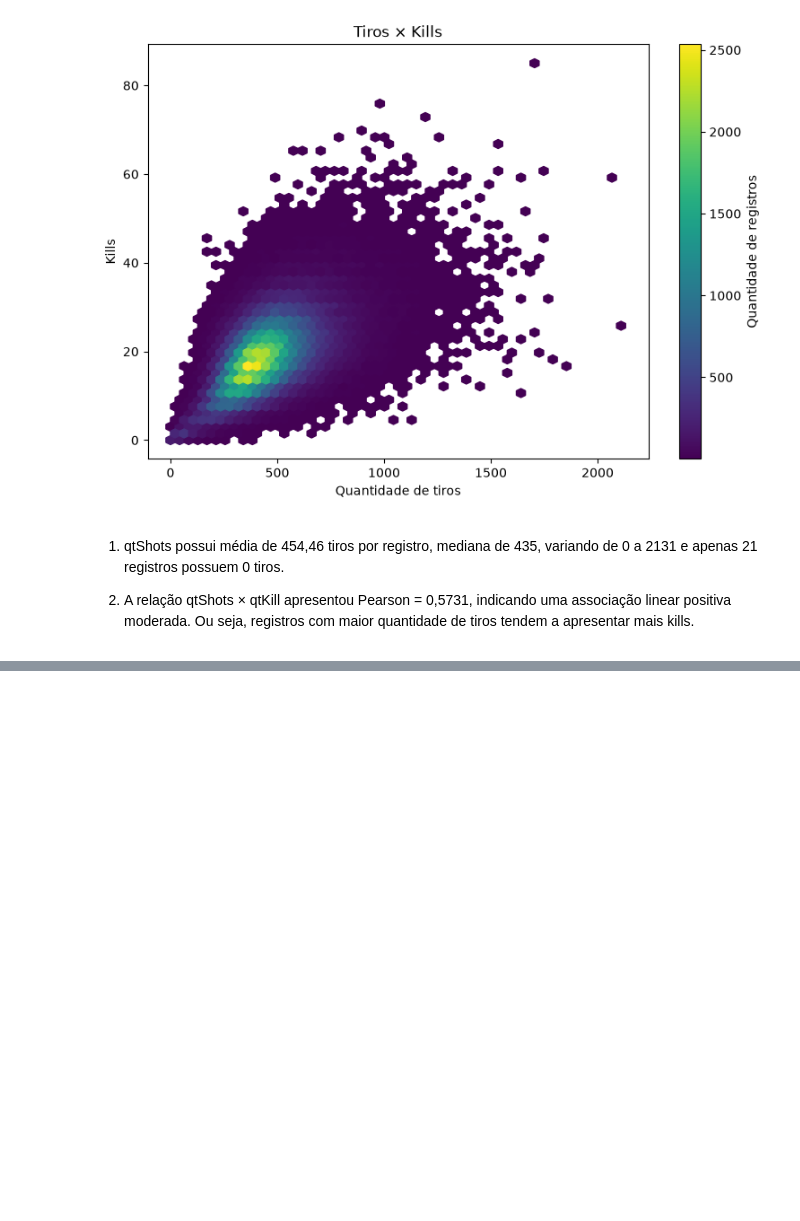
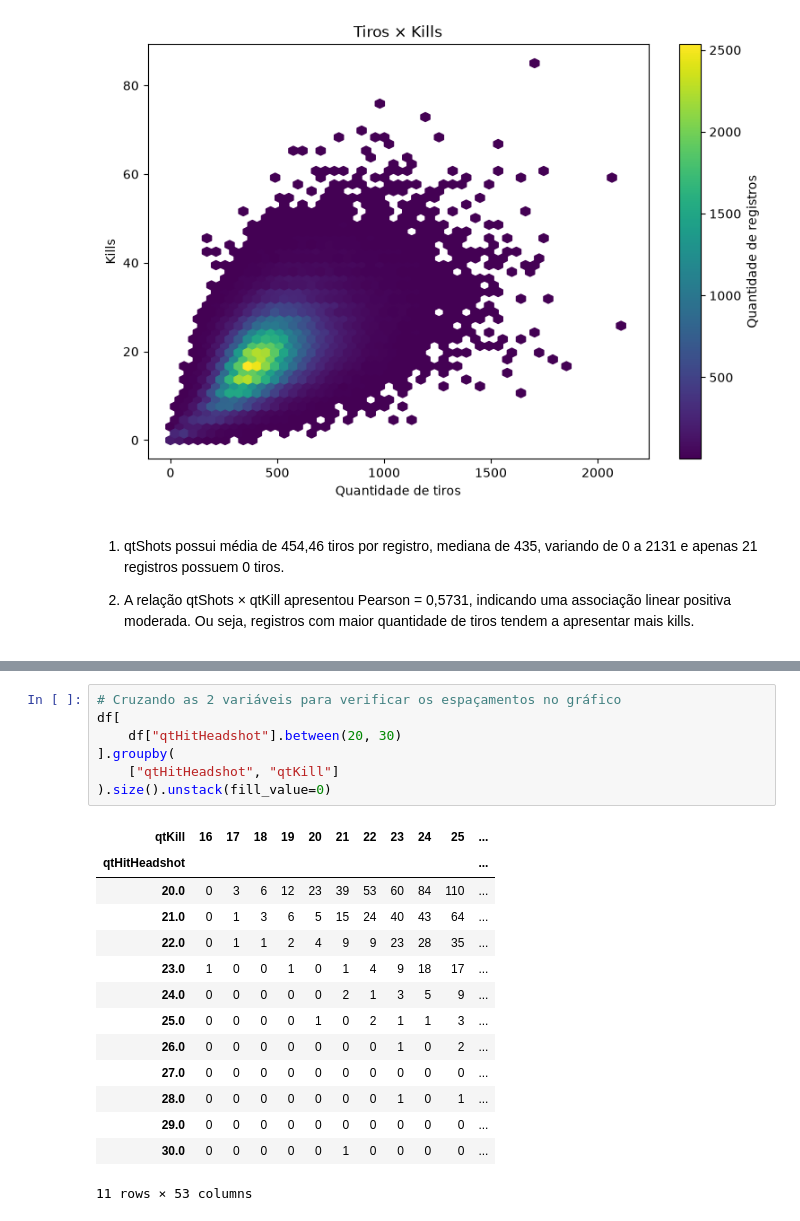
Before and after one commit to lucasccesar/Projeto-IA, a Jupyter notebook: notebooks/01_eda_dataset.ipynb, the cells around one changed output, grey strips where cells are left out. Saved outputs shown, nothing was run; the diff lists cells and outputs as text; blank space fills up the shorter version.

```diff
--- a/notebooks/01_eda_dataset.ipynb
+++ b/notebooks/01_eda_dataset.ipynb
@@ -1241,0 +1297,22 @@ plt.show()
+# %%
+# Cruzando as 2 variáveis para verificar os espaçamentos no gráfico
+df[
+    df["qtHitHeadshot"].between(20, 30)
+].groupby(
+    ["qtHitHeadshot", "qtKill"]
+).size().unstack(fill_value=0)
+# %% [output]
+| qtKill | 16 | 17 | 18 | 19 | 20 | 21 | 22 | 23 | 24 | 25 | ... |
+| qtHitHeadshot |  |  |  |  |  |  |  |  |  |  | ... |
+| 20.0 | 0 | 3 | 6 | 12 | 23 | 39 | 53 | 60 | 84 | 110 | ... |
+| 21.0 | 0 | 1 | 3 | 6 | 5 | 15 | 24 | 40 | 43 | 64 | ... |
+| 22.0 | 0 | 1 | 1 | 2 | 4 | 9 | 9 | 23 | 28 | 35 | ... |
+| 23.0 | 1 | 0 | 0 | 1 | 0 | 1 | 4 | 9 | 18 | 17 | ... |
+| 24.0 | 0 | 0 | 0 | 0 | 0 | 2 | 1 | 3 | 5 | 9 | ... |
+| 25.0 | 0 | 0 | 0 | 0 | 1 | 0 | 2 | 1 | 1 | 3 | ... |
+| 26.0 | 0 | 0 | 0 | 0 | 0 | 0 | 0 | 1 | 0 | 2 | ... |
+| 27.0 | 0 | 0 | 0 | 0 | 0 | 0 | 0 | 0 | 0 | 0 | ... |
+| 28.0 | 0 | 0 | 0 | 0 | 0 | 0 | 0 | 1 | 0 | 1 | ... |
+| 29.0 | 0 | 0 | 0 | 0 | 0 | 0 | 0 | 0 | 0 | 0 | ... |
+| 30.0 | 0 | 0 | 0 | 0 | 0 | 1 | 0 | 0 | 0 | 0 | ... |
+11 rows × 53 columns
```
Also changed, not shown: parts of 5 cells of this notebook.
